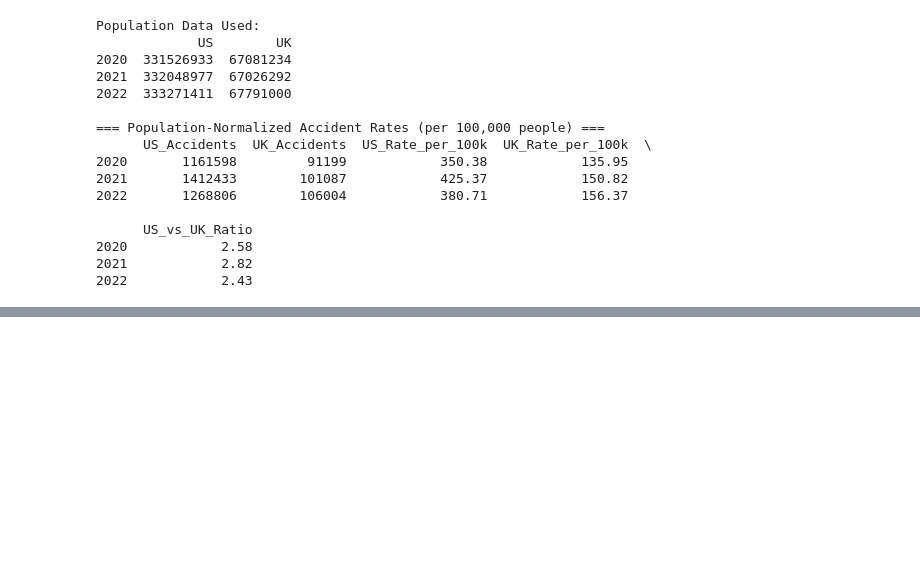
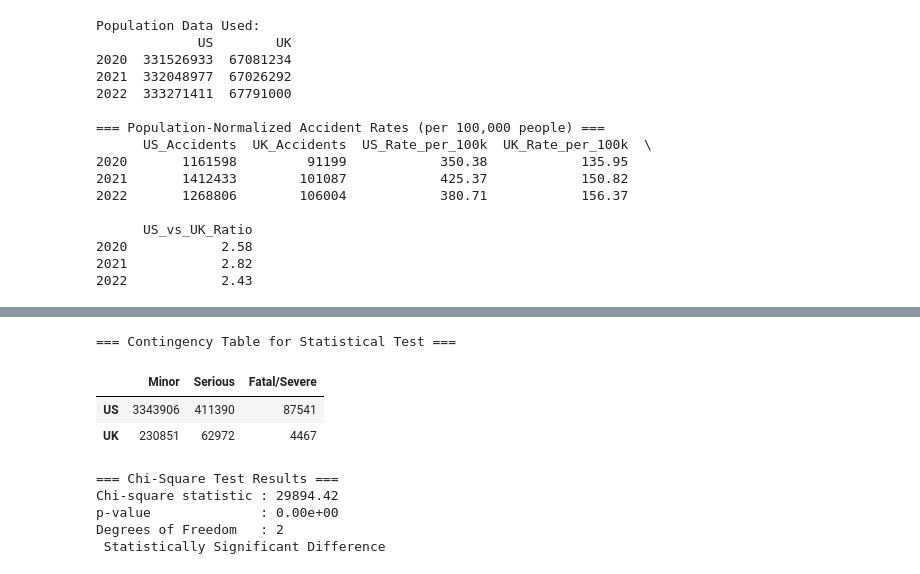
Before and after one commit to denislavh/Uk-vs-US-Road-Accidents-Comparison, a Jupyter notebook: Road_Accidents.ipynb, the cells around one changed output, grey strips where cells are left out. Cells and saved outputs as stored; diff of their text form; code cells hidden in the pictures; blank space fills up the shorter version.

Commit message:
Adds Chi test and its interpretation

```diff
--- a/Road_Accidents.ipynb
+++ b/Road_Accidents.ipynb
@@ -292,0 +546,41 @@ display(Markdown(summary_md))
+# %%
+# Grouped for Chi-Square Test
+us_grouped = pd.Series({
+    'Minor': us_counts.get(1,0) + us_counts.get(2,0),
+    'Serious': us_counts.get(3,0),
+    'Fatal/Severe': us_counts.get(4,0)
+})
+
+uk_grouped = pd.Series({
+    'Minor': uk_counts.get(3,0),
+    'Serious': uk_counts.get(2,0),
+    'Fatal/Severe': uk_counts.get(1,0)
+})
+
+contingency = pd.DataFrame([us_grouped, uk_grouped], index=['US', 'UK'])
+
+print("\n=== Contingency Table for Statistical Test ===")
+display(contingency)
+
+# Run Test
+chi2, p_value, dof, expected = chi2_contingency(contingency)
+
+print("\n=== Chi-Square Test Results ===")
+print(f"Chi-square statistic : {chi2:.2f}")
+print(f"p-value              : {p_value:.2e}")
+print(f"Degrees of Freedom   : {dof}")
+
+if p_value < 0.05:
+    print(" Statistically Significant Difference")
+else:
+    print("Not statistically significant")
+# %% [output]
+=== Contingency Table for Statistical Test ===
+|  | Minor | Serious | Fatal/Severe |
+| US | 3343906 | 411390 | 87541 |
+| UK | 230851 | 62972 | 4467 |
+=== Chi-Square Test Results ===
+Chi-square statistic : 29894.42
+p-value              : 0.00e+00
+Degrees of Freedom   : 2
+ Statistically Significant Difference
```
Also changed, not shown: parts of 18 cells of this notebook.
